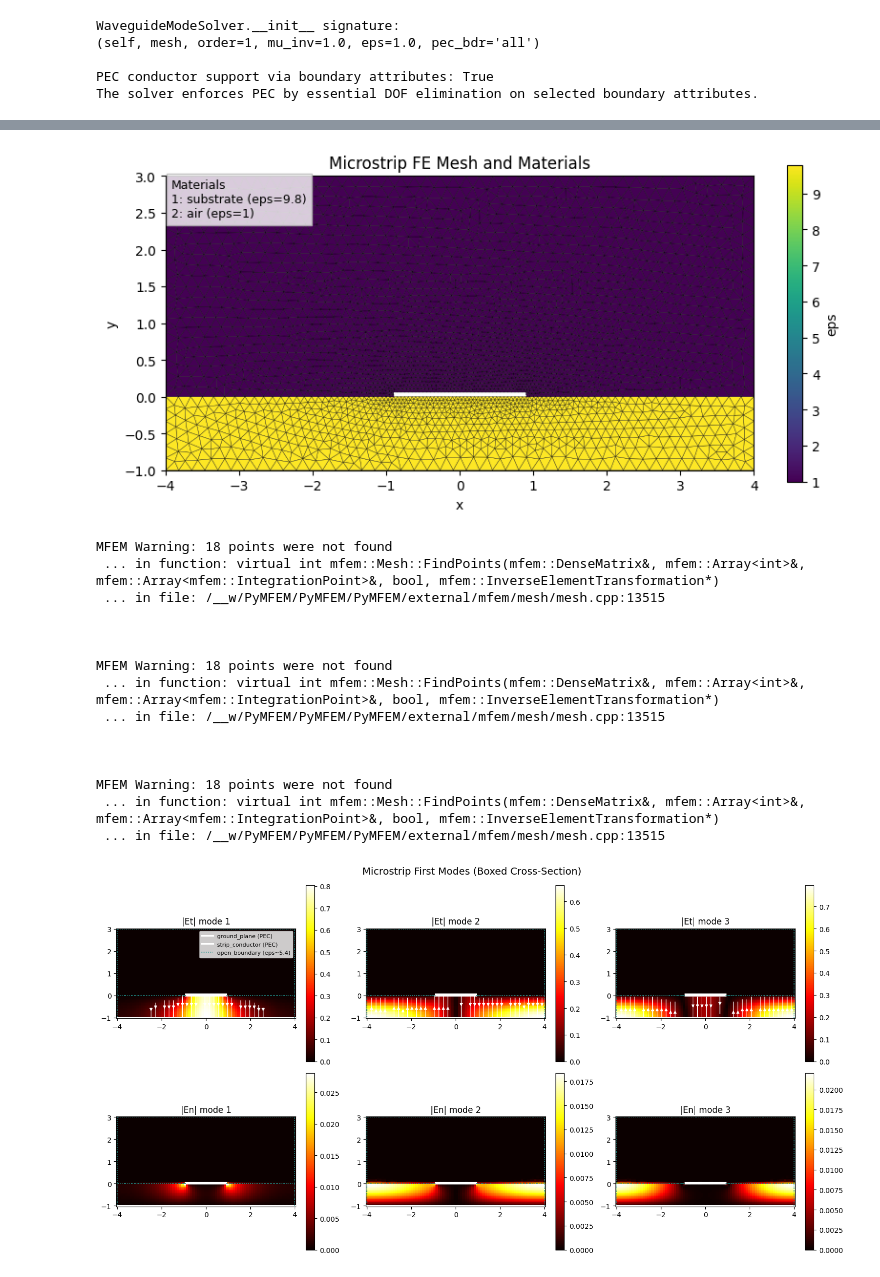
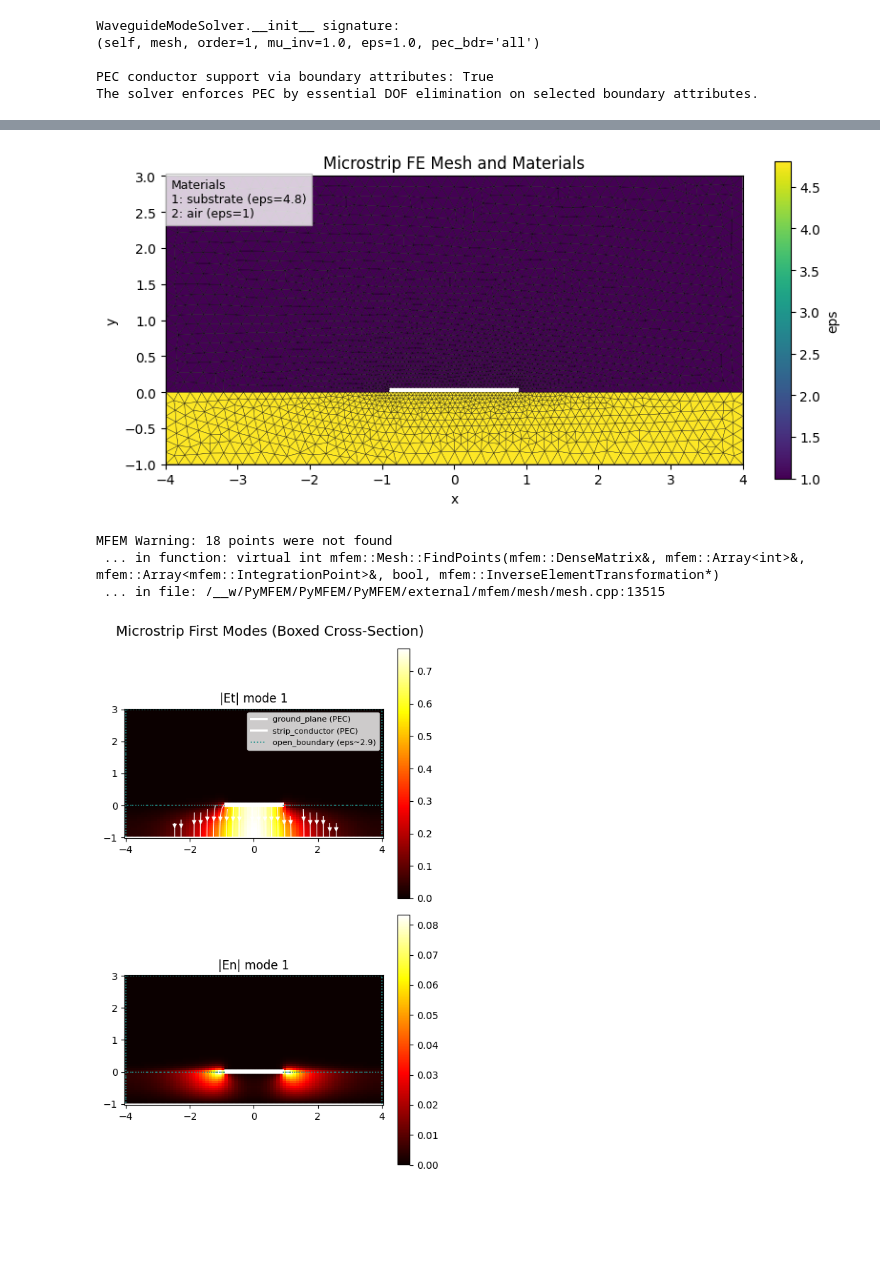
Before and after one commit to EpsilonForge/PalaceToolkit, a Jupyter notebook: docs/examples/microstrip_modes.ipynb, the cells around one changed output, grey strips where cells are left out. Cells and saved outputs as stored; diff of their text form; code cells hidden in the pictures; blank space fills up the shorter version.

Commit message:
clearer plot for microstrip modes

```diff
--- a/docs/examples/microstrip_modes.ipynb
+++ b/docs/examples/microstrip_modes.ipynb
@@ -107,11 +107,11 @@ def make_microstrip_mesh(
     gmsh.model.mesh.generate(2)
     return write_and_finalize_gmsh(filename, prefix="wg_microstrip_")
 # %%
-eps_sub = 9.8
+eps_sub = 4.8
 eps_air = 1.0
 mu_r = 1.0
 
-omega = 18.0
+omega = 1.0
 kn_air = omega * np.sqrt(mu_r * eps_air)
 kn_sub = omega * np.sqrt(mu_r * eps_sub)
 print(f"Reference phase window (air to substrate): {kn_air:.4f} < kn < {kn_sub:.4f}")
@@ -181,43 +181,31 @@ view_fe_mesh_2d(
     show_edges=True,
 )
 # %% [output]
-[figure, old version]
+[figure, new version]
 # %%
 view_fields_2d(
     solver=solver,
     results=results,
     mesh_file=mesh_file,
     eps=eps,
     pec_bdr=pec_bdr,
     include_streamplot=True,
     streamplot_density=1.2,
     streamplot_show_arrows=True,
     streamplot_normalize=True,
     streamplot_seed_from_field=True,
     streamplot_seed_frac=0.1,
     streamplot_seed_stride=2,
     streamplot_mask_weak=True,
     streamplot_min_frac=0.1,
-    num_modes=3,
+    num_modes=1,
     nx=80,
     ny=60,
     cmap="hot",
     title="Microstrip First Modes (Boxed Cross-Section)",
 )
 # %% [output]
 MFEM Warning: 18 points were not found
  ... in function: virtual int mfem::Mesh::FindPoints(mfem::DenseMatrix&, mfem::Array<int>&, mfem::Array<mfem::IntegrationPoint>&, bool, mfem::InverseElementTransformation*)
  ... in file: /__w/PyMFEM/PyMFEM/PyMFEM/external/mfem/mesh/mesh.cpp:13515
-
-
-
-MFEM Warning: 18 points were not found
- ... in function: virtual int mfem::Mesh::FindPoints(mfem::DenseMatrix&, mfem::Array<int>&, mfem::Array<mfem::IntegrationPoint>&, bool, mfem::InverseElementTransformation*)
- ... in file: /__w/PyMFEM/PyMFEM/PyMFEM/external/mfem/mesh/mesh.cpp:13515
-
-
-
-MFEM Warning: 18 points were not found
- ... in function: virtual int mfem::Mesh::FindPoints(mfem::DenseMatrix&, mfem::Array<int>&, mfem::Array<mfem::IntegrationPoint>&, bool, mfem::InverseElementTransformation*)
- ... in file: /__w/PyMFEM/PyMFEM/PyMFEM/external/mfem/mesh/mesh.cpp:13515
-[figure, old version]
+[figure, new version]
```
Also changed, not shown: parts of 2 cells of this notebook.
